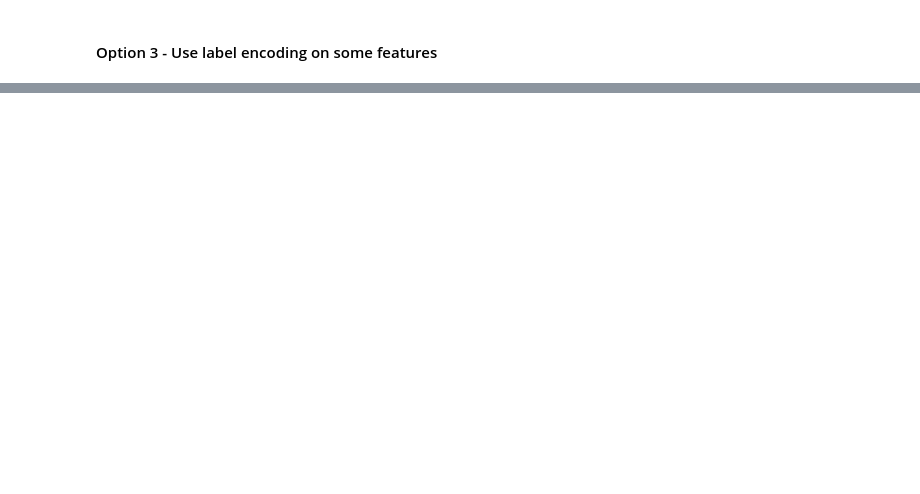
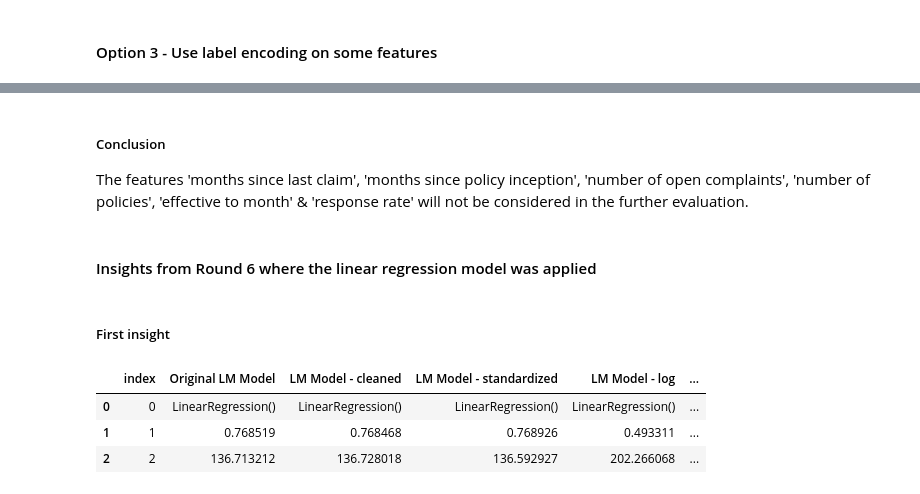
Before and after one commit to heinsakj/lab-customer-analysis-round-2, a Jupyter notebook: files_for_lab/csv_files/Solution_round_2-7.ipynb, the cells around one changed output, grey strips where cells are left out. Saved outputs shown, nothing was run; the diff lists cells and outputs as text; code cells hidden in the pictures; blank space fills up the shorter version.

Commit message:
Round 7 & last round

```diff
--- a/files_for_lab/csv_files/Solution_round_2-7.ipynb
+++ b/files_for_lab/csv_files/Solution_round_2-7.ipynb
@@ -1297,0 +1347,32 @@ LAB: Final
+# %% [markdown]
+##### Conclusion
+
+The features 'months since last claim', 'months since policy inception', 'number of open complaints', 'number of policies', 'effective to month' & 'response rate' will not be considered in the further evaluation.
+# %% [markdown]
+#### Insights from Round 6 where the linear regression model was applied
+# %% [markdown]
+##### First insight
+# %%
+model1=[lm_tcm, r2_test, rmse_test]
+model1
+
+model2=[lm_tcm_c, r2_test_c, rmse_test_c]
+model2
+
+model3=[lm_tcm_s, r2_test_s, rmse_test_s]
+model3
+
+model4=[lm_tcm_l, r2_test_l, rmse_test_l]
+model4
+
+model5=[lm_tcm_r, r2_test_r, rmse_test_r]
+model5
+
+models = {'Original LM Model': model1, 'LM Model - cleaned': model2, 'LM Model - standardized': model3, 'LM Model - log': model4, 'LM Model - ratio': model5}
+models_ = pd.DataFrame(models).reset_index()
+models_
+# %% [output]
+|  | index | Original LM Model | LM Model - cleaned | LM Model - standardized | LM Model - log | ... |
+| 0 | 0 | LinearRegression() | LinearRegression() | LinearRegression() | LinearRegression() | ... |
+| 1 | 1 | 0.768519 | 0.768468 | 0.768926 | 0.493311 | ... |
+| 2 | 2 | 136.713212 | 136.728018 | 136.592927 | 202.266068 | ... |
```
Also changed, not shown: parts of 29 cells of this notebook.
